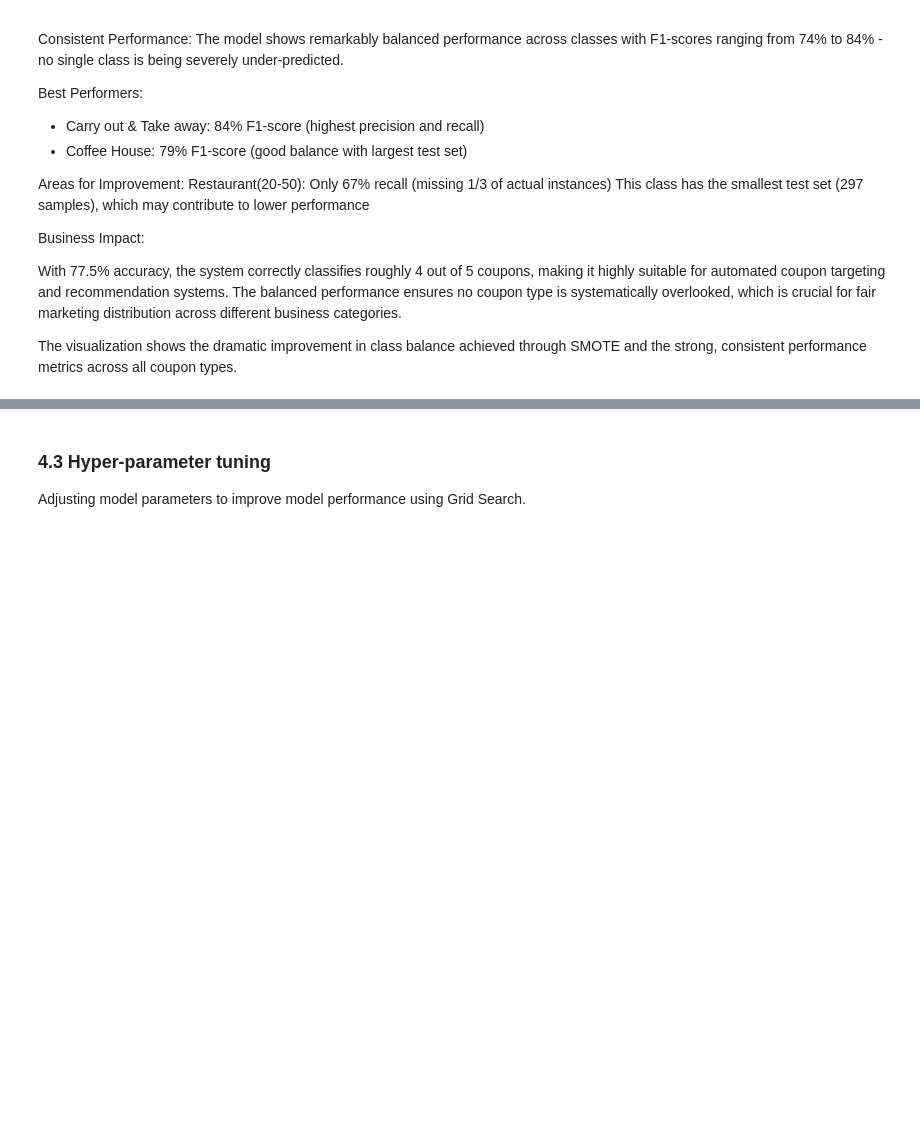
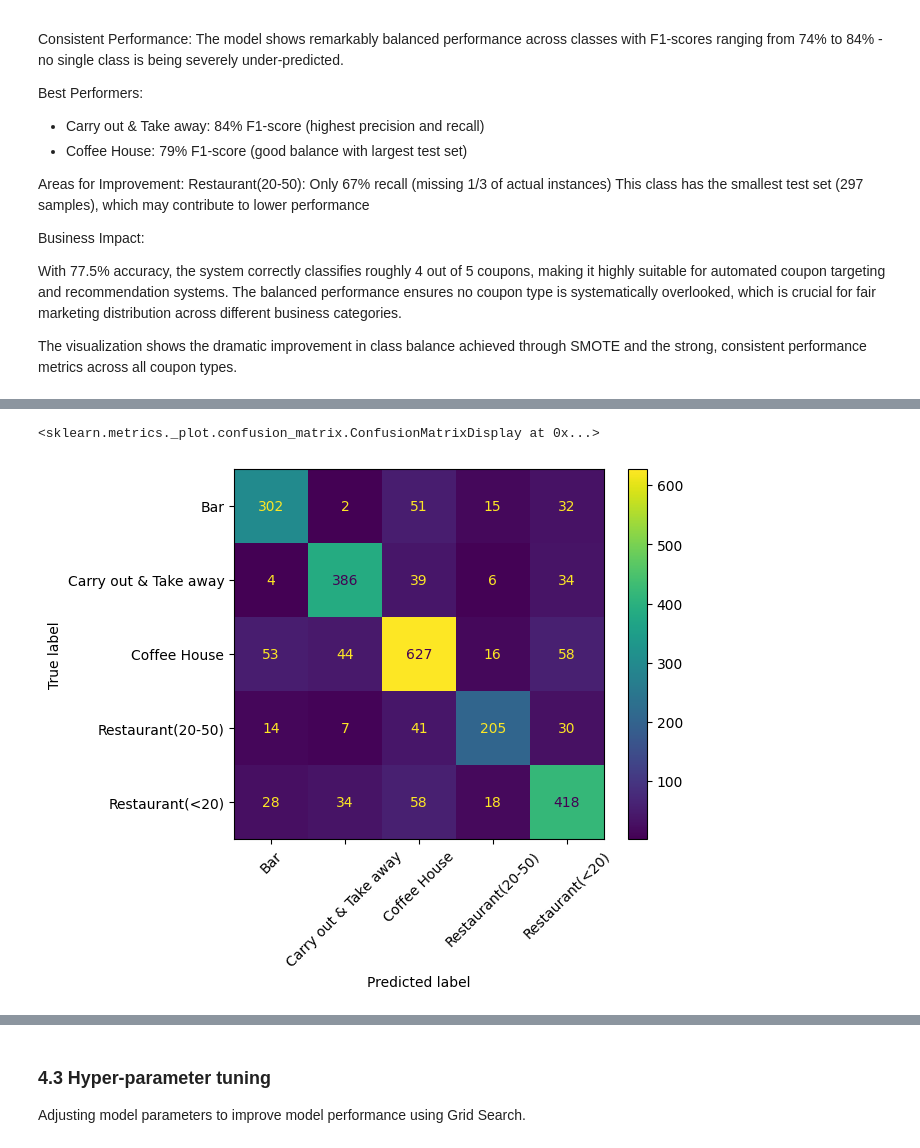
Before and after one commit to Amarabolive/Team-Twarb, a Jupyter notebook: recommender.ipynb, the cells around one changed output, grey strips where cells are left out. Drawn from its saved outputs; the diff is of its cells as text; code cells hidden in the pictures; blank space fills up the shorter version.

Commit message:
model with neural network

```diff
--- a/recommender.ipynb
+++ b/recommender.ipynb
@@ -1638,0 +1578,12 @@ The visualization shows the dramatic improvement in class balance achieved throu
+# %%
+early_stop = EarlyStopping(patience=5, restore_best_weights=True)
+
+history = model.fit(
+    X_train,
+    {'coupon': y_coupon_train_enc, 'expiration': y_exp_train_enc},
+    validation_split=0.2,
+    epochs=50,
+    batch_size=64,
+    callbacks=[early_stop],
+    verbose=1
+)
@@ -1638,0 +1613,12 @@ The visualization shows the dramatic improvement in class balance achieved throu
+# %%
+# Predict
+y_coupon_pred = model.predict(X_test)[0]
+y_exp_pred = model.predict(X_test)[1]
+
+# Convert back to label form
+y_coupon_pred_labels = coupon_encoder.inverse_transform(y_coupon_pred)
+y_exp_pred_labels = exp_encoder.inverse_transform(y_exp_pred)
+
+# Evaluate
+print("Coupon classification report:\n", classification_report(y_coupon_test, y_coupon_pred_labels))
+print("Expiration classification report:\n", classification_report(y_exp_test, y_exp_pred_labels))
@@ -1638,0 +1657,9 @@ The visualization shows the dramatic improvement in class balance achieved throu
+# %%
+# Combine predictions into a dataframe
+pred_df = pd.DataFrame({
+    'predicted_coupon': y_coupon_pred_labels.ravel(),
+    'true_coupon': y_coupon_test.values,  # y_coupon_test is original Series
+
+    'predicted_expiration': y_exp_pred_labels.ravel(),
+    'true_expiration': y_exp_test.values
+})
@@ -1638,0 +1686,9 @@ The visualization shows the dramatic improvement in class balance achieved throu
+# %%
+
+# For coupon
+cm_coupon = confusion_matrix(pred_df['true_coupon'], pred_df['predicted_coupon'], labels=coupon_encoder.categories_[0])
+disp_coupon = ConfusionMatrixDisplay(cm_coupon, display_labels=coupon_encoder.categories_[0])
+disp_coupon.plot(xticks_rotation=45)
+# %% [output]
+<sklearn.metrics._plot.confusion_matrix.ConfusionMatrixDisplay at 0x...>
+[figure, added]
```
Also changed, not shown: parts of 30 cells of this notebook, 3 other files.
